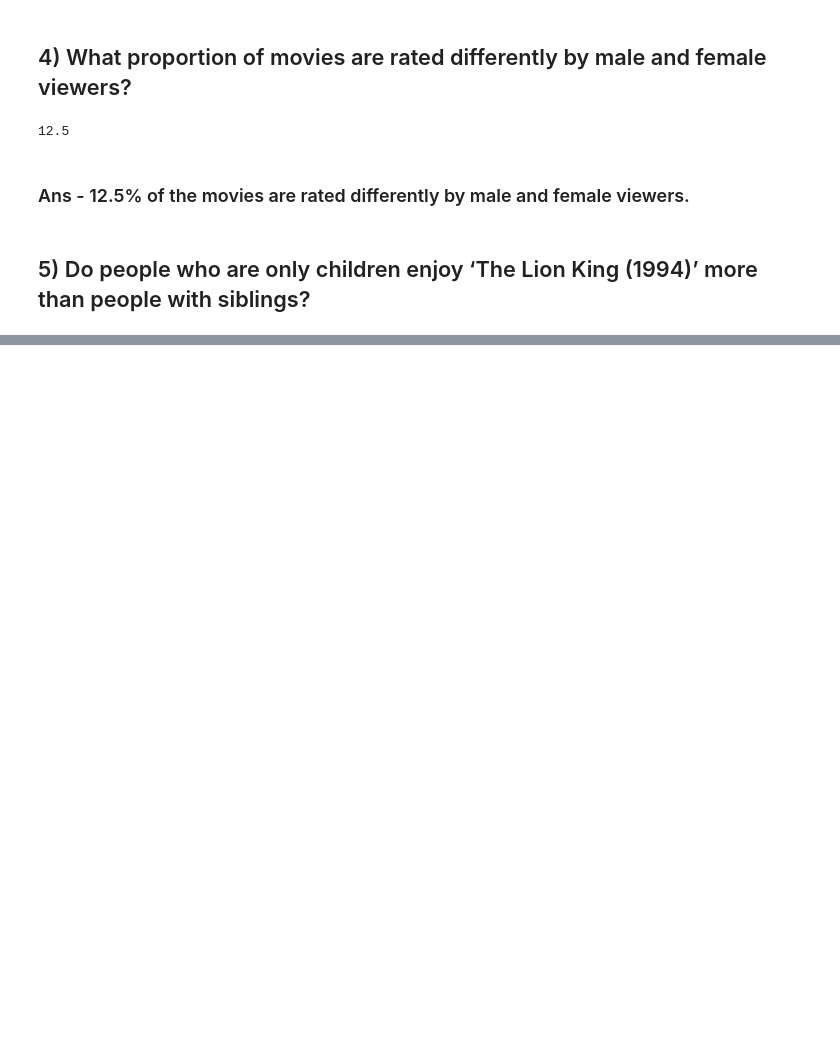
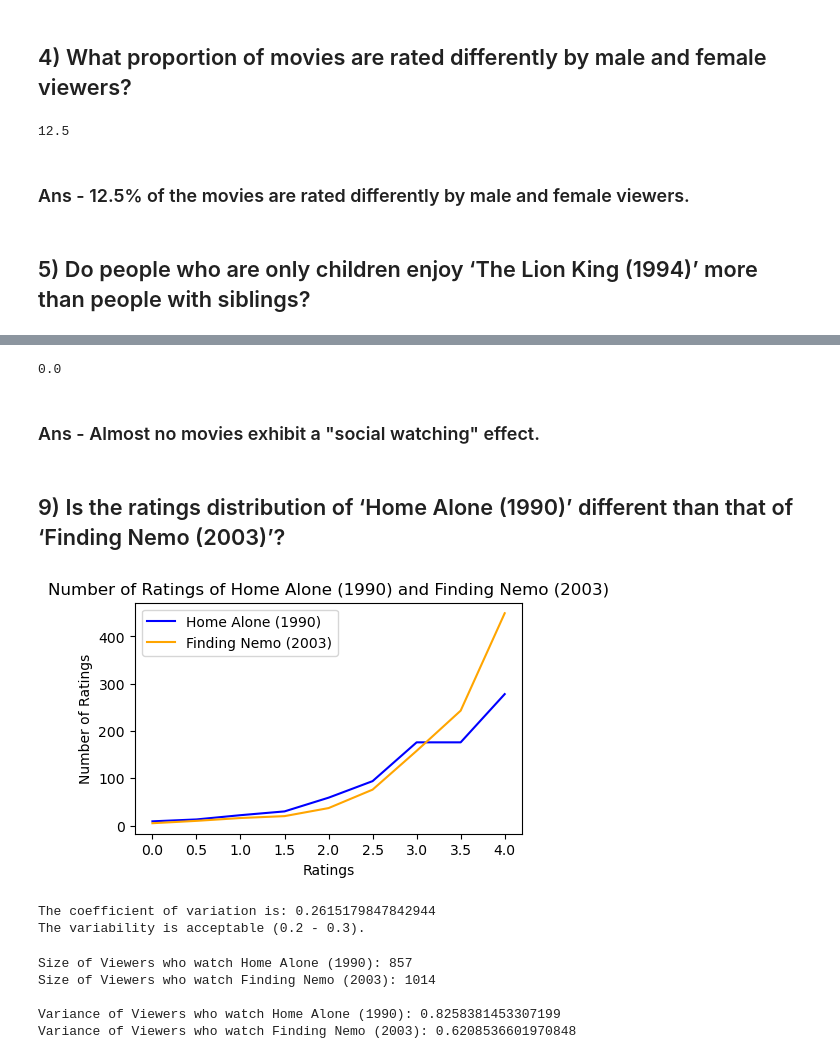
Before and after one commit to ANNIZHENG/DataAnalysis1, a Jupyter notebook: DataAnalysis1.ipynb, the cells around one changed output, grey strips where cells are left out. Drawn from its saved outputs; the diff is of its cells as text; code cells hidden in the pictures; blank space fills up the shorter version.

```diff
--- a/DataAnalysis1.ipynb
+++ b/DataAnalysis1.ipynb
@@ -515,0 +464,68 @@ Name: Finding Nemo (2003), Length: 1097, dtype: float64
+# %%
+# Null Hypothesis - the ratings are not gendered - so if the p-value of a movie is less than the alpha level
+# then we reject the null hypothesis and states that the ratings of that movie is gendered (or rated
+# differently by male and female viewers).
+
+# Proportion = the number of movies with gendered ratings / the total number of movies
+
+ratio = len([v for v in pvalues_social.values() if v < alpha_level]) / 400
+ratio*100
+# %% [output]
+0.0
+# %% [markdown]
+### Ans - Almost no movies exhibit a "social watching" effect.
+# %% [markdown]
+## 9) Is the ratings distribution of ‘Home Alone (1990)’ different than that of ‘Finding Nemo (2003)’?
+# %%
+home_ratings = movies['Home Alone (1990)'].dropna()
+finding_ratings = movies['Finding Nemo (2003)'].dropna()
+# %%
+# Compare the ratings of the two movies visually
+
+plt.figure(figsize=(5,3))
+
+home_ratings.value_counts().plot(color='blue')
+finding_ratings.value_counts().plot(color='orange')
+
+plt.title("Number of Ratings of Home Alone (1990) and Finding Nemo (2003)")
+plt.xlabel("Ratings")
+plt.ylabel("Number of Ratings")
+plt.legend()
+plt.show()
+
+# There is seemingly a difference at the higher ratings
+# But the variability doesn't seem high according to the graph
+# %% [output]
+[figure, added]
+# %%
+# Calculating Coefficient of Variation
+# Cite: https://www.researchgate.net/post/What_are_the_acceptable_values_for_the_percentage_deviation_DEV_and_the_coefficient_of_variance_CV#:~:text=Definition%20of%20CV%3A%20The%20coefficient,CV%3E30%20is%20not%20acceptable.
+
+home_finding_ratings = pd.concat([home_ratings, finding_ratings]).dropna()
+
+mean_home_finding_ratings = np.mean(home_finding_ratings)
+std_dev_home_finding_ratings = np.std(home_finding_ratings)
+cv_home_finding_ratings = std_dev_home_finding_ratings / mean_home_finding_ratings
+
+print ('The coefficient of variation is:', cv_home_finding_ratings)
+if (cv_home_finding_ratings < 0.2):
+    print('The variability is low (<0.2).')
+elif (cv_home_finding_ratings >= 0.2 and cv_home_finding_ratings < 0.3):
+    print('The variability is acceptable (0.2 - 0.3).')
+else:
+    print('The variability is high (>0.3).')
+# %% [output]
+The coefficient of variation is: 0.2615179847842944
+The variability is acceptable (0.2 - 0.3).
+# %%
+print('Size of Viewers who watch Home Alone (1990):', len(home_ratings))
+print('Size of Viewers who watch Finding Nemo (2003):', len(finding_ratings))
+print()
+print('Variance of Viewers who watch Home Alone (1990):', np.var(home_ratings))
+print('Variance of Viewers who watch Finding Nemo (2003):', np.var(finding_ratings))
+# %% [output]
+Size of Viewers who watch Home Alone (1990): 857
+Size of Viewers who watch Finding Nemo (2003): 1014
+
+Variance of Viewers who watch Home Alone (1990): 0.8258381453307199
+Variance of Viewers who watch Finding Nemo (2003): 0.6208536601970848
```
Also changed, not shown: parts of 43 cells of this notebook.
